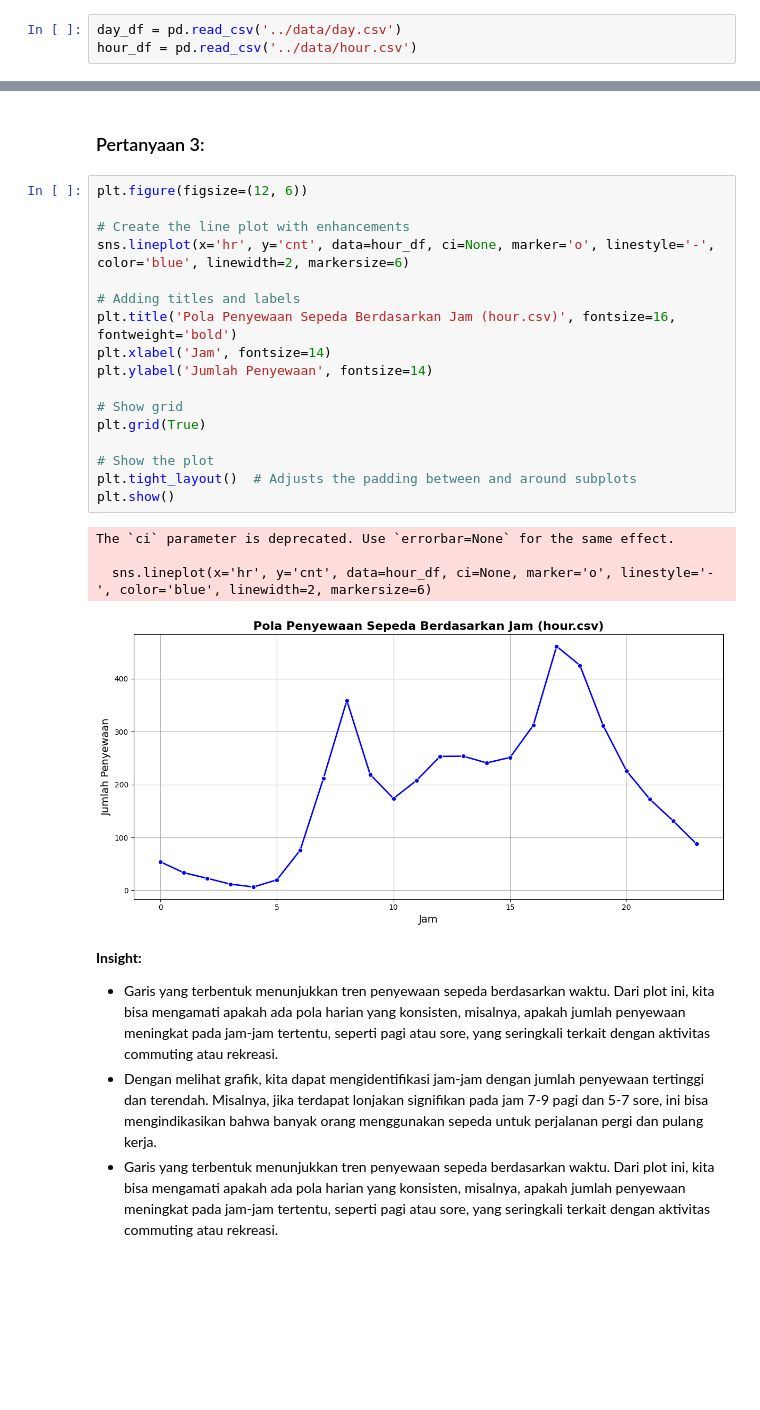
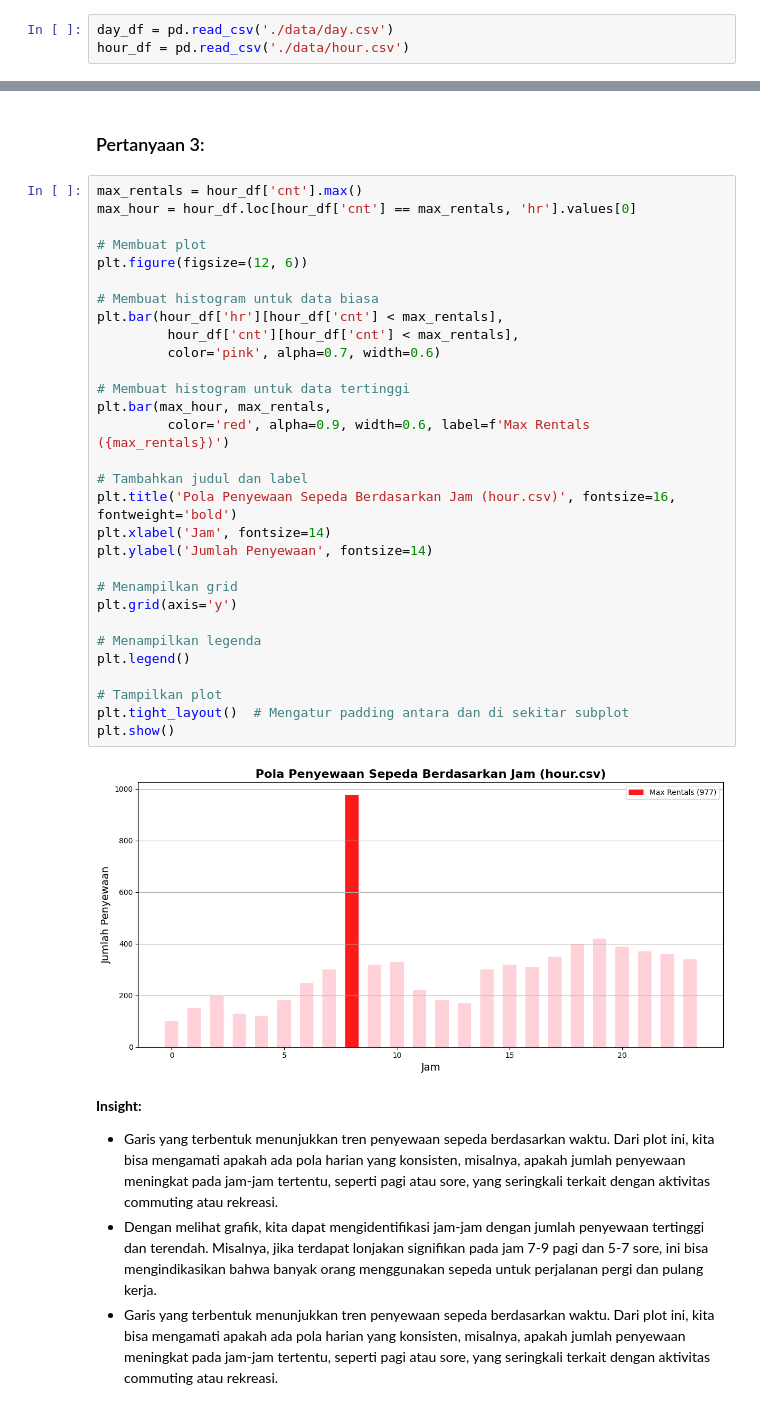
Before and after one commit to ishfxx/proyek-analisis-data-bike-sharing-dataset, a Jupyter notebook: notebook.ipynb, the cells around one changed output, grey strips where cells are left out. Drawn from its saved outputs; the diff is of its cells as text; blank space fills up the shorter version.

```diff
--- a/notebook.ipynb
+++ b/notebook.ipynb
@@ -21,8 +21,8 @@ import seaborn as sns
 # %% [markdown]
 ### Gathering Data
 # %%
-day_df = pd.read_csv('../data/day.csv')
-hour_df = pd.read_csv('../data/hour.csv')
+day_df = pd.read_csv('./data/day.csv')
+hour_df = pd.read_csv('./data/hour.csv')
 # %% [markdown]
 **Insight:**
 - Load dataset day.csv
@@ -182,28 +188,38 @@ plt.show()
 - Jika analisis menunjukkan bahwa garis regresi menunjukkan kemiringan positif, ini mengindikasikan bahwa suhu yang lebih tinggi cenderung berhubungan dengan jumlah penyewaan sepeda yang lebih tinggi. Ini adalah insight yang umum, mengingat bahwa cuaca yang lebih baik seringkali mendorong orang untuk bersepeda lebih banyak.
 # %% [markdown]
 ### Pertanyaan 3:
-# %%
-plt.figure(figsize=(12, 6))
-
-# Create the line plot with enhancements
-sns.lineplot(x='hr', y='cnt', data=hour_df, ci=None, marker='o', linestyle='-', color='blue', linewidth=2, markersize=6)
-
-# Adding titles and labels
-plt.title('Pola Penyewaan Sepeda Berdasarkan Jam (hour.csv)', fontsize=16, fontweight='bold')
-plt.xlabel('Jam', fontsize=14)
-plt.ylabel('Jumlah Penyewaan', fontsize=14)
-
-# Show grid
-plt.grid(True)
-
-# Show the plot
-plt.tight_layout()  # Adjusts the padding between and around subplots
-plt.show()
-# %% [output]
-The `ci` parameter is deprecated. Use `errorbar=None` for the same effect.
-
-  sns.lineplot(x='hr', y='cnt', data=hour_df, ci=None, marker='o', linestyle='-', color='blue', linewidth=2, markersize=6)
-[figure, removed]
+# %%
+max_rentals = hour_df['cnt'].max()
+max_hour = hour_df.loc[hour_df['cnt'] == max_rentals, 'hr'].values[0]
+
+# Membuat plot
+plt.figure(figsize=(12, 6))
+
+# Membuat histogram untuk data biasa
+plt.bar(hour_df['hr'][hour_df['cnt'] < max_rentals],
+         hour_df['cnt'][hour_df['cnt'] < max_rentals],
+         color='pink', alpha=0.7, width=0.6)
+
+# Membuat histogram untuk data tertinggi
+plt.bar(max_hour, max_rentals,
+         color='red', alpha=0.9, width=0.6, label=f'Max Rentals ({max_rentals})')
+
+# Tambahkan judul dan label
+plt.title('Pola Penyewaan Sepeda Berdasarkan Jam (hour.csv)', fontsize=16, fontweight='bold')
+plt.xlabel('Jam', fontsize=14)
+plt.ylabel('Jumlah Penyewaan', fontsize=14)
+
+# Menampilkan grid
+plt.grid(axis='y')
+
+# Menampilkan legenda
+plt.legend()
+
+# Tampilkan plot
+plt.tight_layout()  # Mengatur padding antara dan di sekitar subplot
+plt.show()
+# %% [output]
+[figure, added]
 # %% [markdown]
 **Insight:**
 -  Garis yang terbentuk menunjukkan tren penyewaan sepeda berdasarkan waktu. Dari plot ini, kita bisa mengamati apakah ada pola harian yang konsisten, misalnya, apakah jumlah penyewaan meningkat pada jam-jam tertentu, seperti pagi atau sore, yang seringkali terkait dengan aktivitas commuting atau rekreasi.
```
Also changed, not shown: parts of 2 cells of this notebook.
